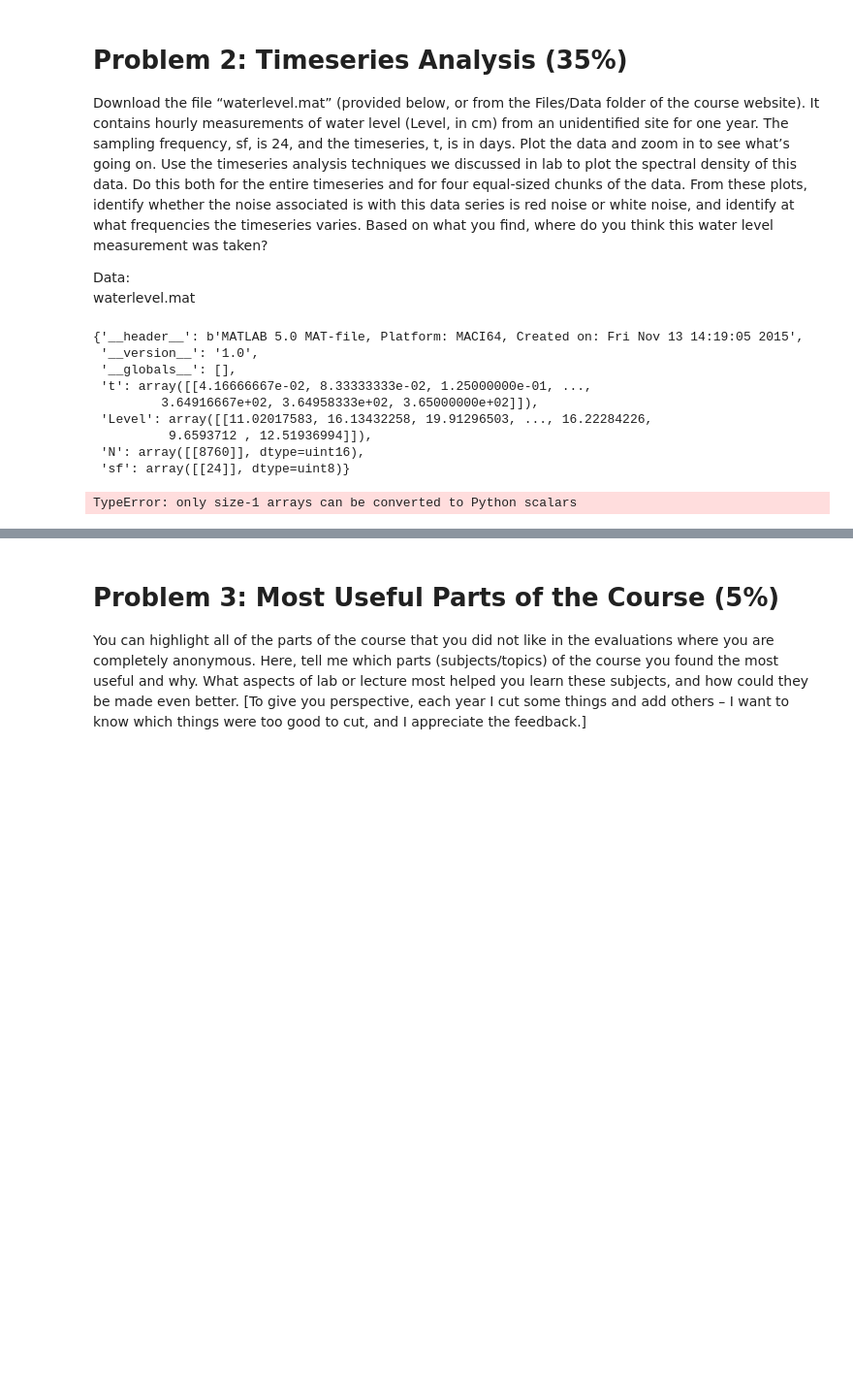
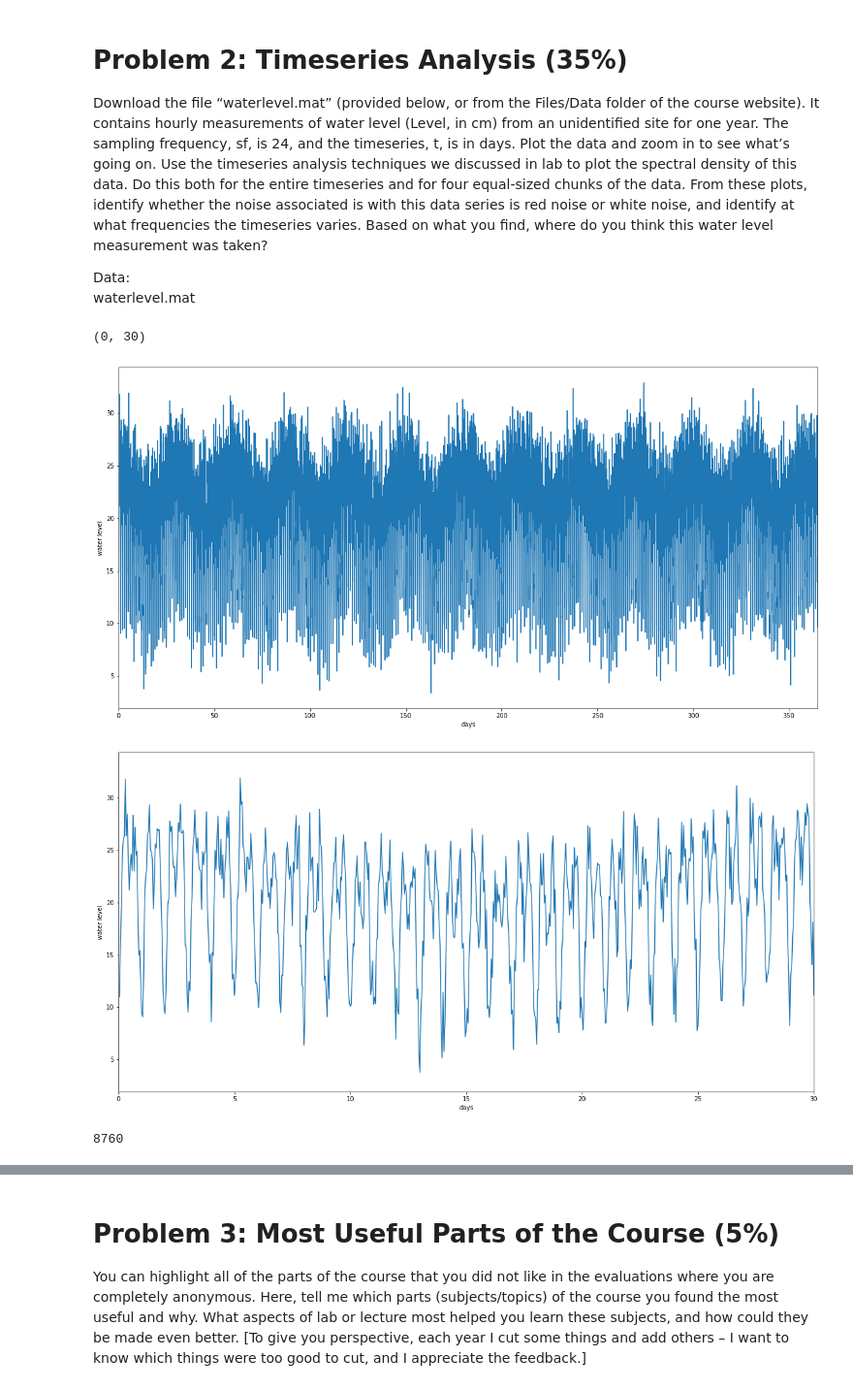
Before and after one commit to AzusaSayuri/UW-Data-analysis, a Jupyter notebook: HW8/Assignment8-XiminHu.ipynb, the cells around one changed output, grey strips where cells are left out. Shown at 97% size. Drawn from its saved outputs; the diff is of its cells as text; code cells hidden in the pictures; blank space fills up the shorter version.

```diff
--- a/HW8/Assignment8-XiminHu.ipynb
+++ b/HW8/Assignment8-XiminHu.ipynb
@@ -226,23 +233,32 @@ waterlevel.mat
 # %%
 data_w = sio.loadmat('waterlevel.mat')
-# %%
-data_w
-# %% [output]
-{'__header__': b'MATLAB 5.0 MAT-file, Platform: MACI64, Created on: Fri Nov 13 14:19:05 2015',
- '__version__': '1.0',
- '__globals__': [],
- 't': array([[4.16666667e-02, 8.33333333e-02, 1.25000000e-01, ...,
-         3.64916667e+02, 3.64958333e+02, 3.65000000e+02]]),
- 'Level': array([[11.02017583, 16.13432258, 19.91296503, ..., 16.22284226,
-          9.6593712 , 12.51936994]]),
- 'N': array([[8760]], dtype=uint16),
- 'sf': array([[24]], dtype=uint8)}
 # %%
-datenums = data_w['t']
-dates = [dt.datetime.fromordinal(int(d)) + dt.timedelta(days=d%1) - dt.timedelta(days = 366) for d in datenums]
+datenums = data_w['t'][0]
+#dates = [dt.datetime.fromordinal(int(d)) + dt.timedelta(days=d%1) - dt.timedelta(days = 366) for d in datenums]
 
-level=data_w['Level']
+level=data_w['Level'][0]
 n=data_w['N'][0][0]
 sf=data_w['sf'][0][0]
-# %% [output]
-TypeError: only size-1 arrays can be converted to Python scalars
+# %%
+#original figures
+plt.figure(figsize=(20,10))
+plt.plot(datenums,level);
+plt.xlabel('days')
+plt.ylabel('water level')
+plt.xlim(0,365)
+
+#zoom in to first 30 days
+plt.figure(figsize=(20,10))
+plt.plot(datenums,level);
+plt.xlabel('days')
+plt.ylabel('water level')
+plt.xlim(0,30)
+# %% [output]
+(0, 30)
+[figure, added]
+[figure, added]
+# %%
+N = len(level) # make sure it's even
+print(N)
+# %% [output]
+8760
```
Also changed, not shown: parts of 19 cells of this notebook, 1 other file.
